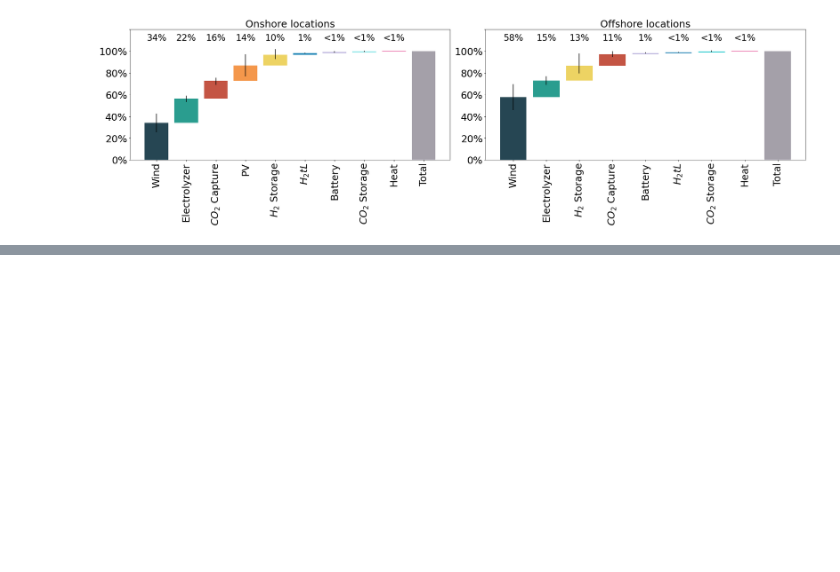
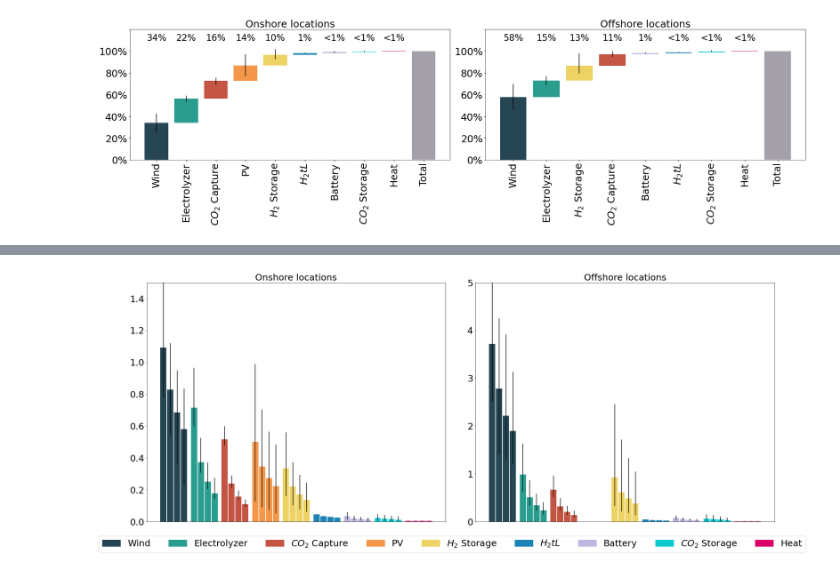
Before and after one commit to kwdseymour/EuroSAFs, a Jupyter notebook: scripts/analysis/SI_figures.ipynb, the cells around one changed output, grey strips where cells are left out. Cells and saved outputs as stored; diff of their text form; code cells hidden in the pictures; blank space fills up the shorter version.

```diff
--- a/scripts/analysis/SI_figures.ipynb
+++ b/scripts/analysis/SI_figures.ipynb
@@ -298,0 +535,55 @@ plt.savefig('../../gfx/cost_share.png', bbox_inches='tight', dpi=400)
+# %%
+npv_cols = ['wind_NPV', 'electrolyzer_NPV', 'CO2_NPV', 'PV_NPV', 'H2stor_NPV', 'H2tL_NPV', 'battery_NPV', 'CO2stor_NPV', 'heat_NPV']
+colors = ['#264653','#2A9D8F','#C45544','#F4974B','#EDD363','#1D84B5','#BEB7DF','#0BC9CD','#D90368','#A4A0A9']
+colormap = {x:colors[i] for i,x in enumerate(onshore_npv_cols)}
+
+col_name_map = {
+    'wind_NPV':'Wind',
+    'electrolyzer_NPV':'Electrolyzer',
+    'CO2_NPV':'$CO_{2}$ Capture',
+    'PV_NPV':'PV',
+    'H2stor_NPV':'$H_{2}$ Storage',
+    'H2tL_NPV':'$H_{2}tL$',
+    'battery_NPV':'Battery',
+    'CO2stor_NPV':'$CO_{2}$ Storage',
+    'heat_NPV':'Heat',
+    'verify_NPV':'Total'
+}
+
+
+fig,axes = plt.subplots(ncols=2, figsize=(25,10))
+fontsize = 25
+width = 0.2
+offset = 0.025
+
+for i,shore_designation in enumerate(['onshore','offshore']):
+    for j,(year,costs_df) in enumerate(costs_dict.items()):
+        costs_slice = costs_df.loc[costs_df['shore_designation']==shore_designation,npv_cols]
+        costs_slice = levelize_npv(costs_slice)
+        costs_slice = costs_slice.describe(percentiles=[0.05,0.5,0.95]).T #* 100
+
+        yerr1 = costs_slice['mean'] - costs_slice['5%']
+        yerr2 = costs_slice['95%'] - costs_slice['mean']
+        axes[i].bar(np.arange(len(npv_cols))+(width+offset)*j, costs_slice['mean'], width=width, yerr=[yerr1,yerr2], color=costs_slice.index.map(colormap))
+
+    for tick in axes[i].get_xticklabels():
+        tick.set_rotation(90)
+
+    axes[i].tick_params(labelsize=fontsize, bottom=False)
+    axes[i].set_ylim(0,[1.5,5][i])
+    axes[i].set_xticklabels([])
+#     if j>0:
+#         axes[i].set_yticklabels([])
+    if i==0:
+        axes[i].set_title(year, fontsize=fontsize, pad=20)
+
+axes[0].set_title('Onshore locations', fontsize=fontsize)
+axes[1].set_title('Offshore locations', fontsize=fontsize)
+
+labels = [col_name_map[col] for col in npv_cols]
+handles = [plt.Rectangle((0,0),1,1, color=color) for color in colors]
+fig.legend(handles, labels, bbox_to_anchor=(0.5,0), loc='upper center', ncol=len(npv_cols), fontsize=fontsize)
+plt.tight_layout()
+plt.subplots_adjust(hspace=0,wspace=0.1)
+# %% [output]
+[figure, added]
```
Also changed, not shown: parts of 9 cells of this notebook.
